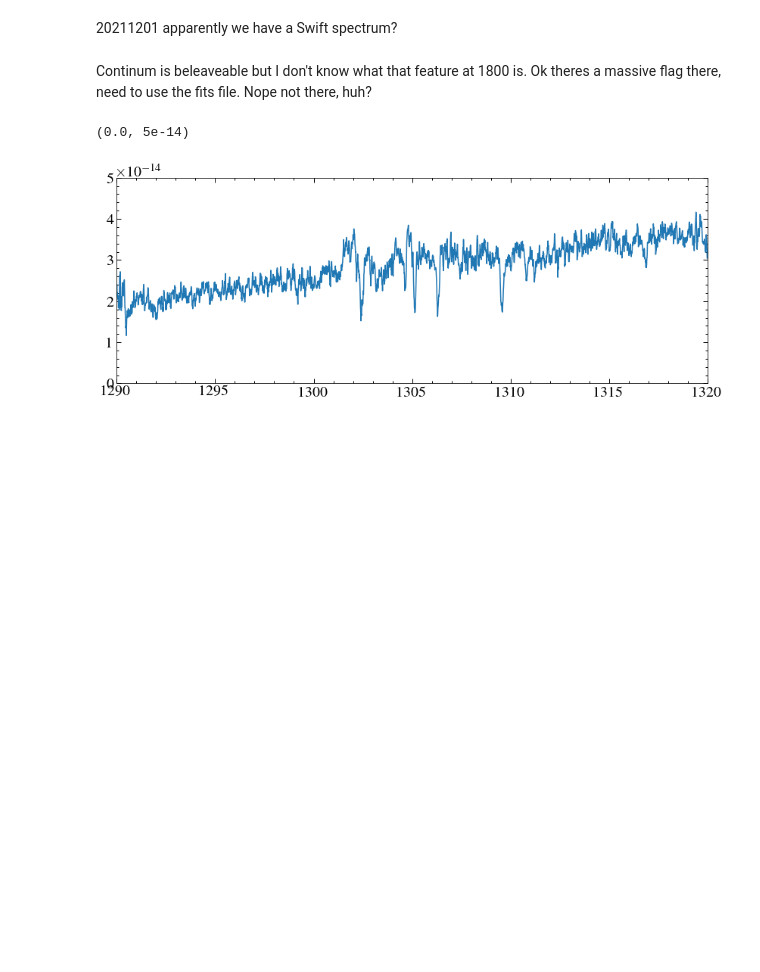
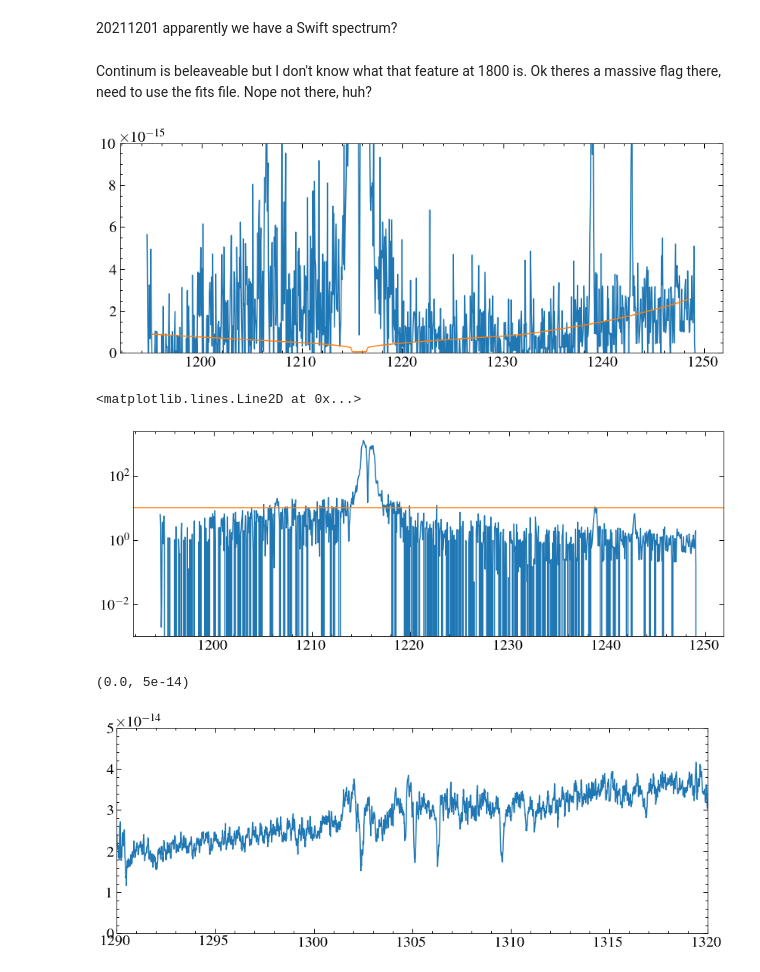
Before and after one commit to davidjwilson/pceb, a Jupyter notebook: eg_uma/eg_uma_sed.ipynb, the cells around one changed output. Drawn from its saved outputs; the diff is of its cells as text; code cells hidden in the pictures; blank space fills up the shorter version.

```diff
--- a/eg_uma/eg_uma_sed.ipynb
+++ b/eg_uma/eg_uma_sed.ipynb
@@ -449,9 +449,21 @@ Continum is beleaveable but I don't know what that feature at 1800 is. Ok theres
 # %%
 # plt.plot(mw, mf)
 # plt.xlim(1205, 1225)
-# plt.ylim(0, 10e-15)
+plt.ylim(0, 10e-15)
 # mask = (ws > 1210) & (ws < 1220) & (fs>0)
+plt.plot(ws, fs)
 # plt.plot(ws[mask], fs[mask], c='C4', label='STIS')
+mask = (mw > ws[0]) & (mw < ws[-1])
+plt.plot(mw[mask], mf[mask])
+plt.show()
+mi = interp1d(mw[mask], mf[mask], fill_value='extrapolate')(ws)
+plt.plot(ws, fs/mi)
+plt.yscale('log')
+plt.axhline(10, c='C1')
+# %% [output]
+[figure, added]
+<matplotlib.lines.Line2D at 0x...>
+[figure, added]
 # %%
 plt.plot(wc, fc)
 plt.xlim(1290, 1320)
```
Also changed, not shown: parts of 1 cell of this notebook, 17 other files.
